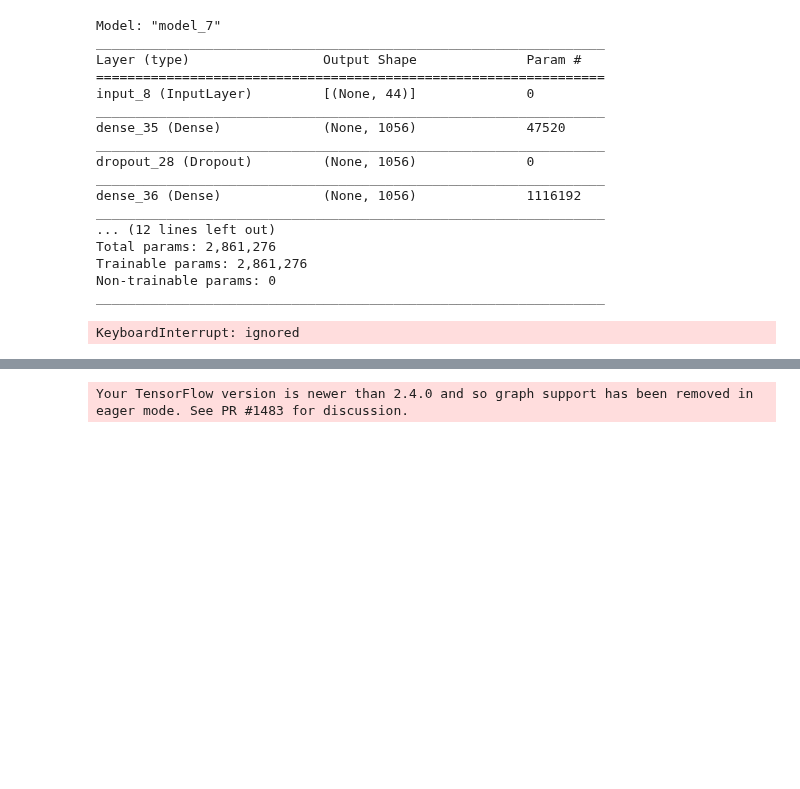
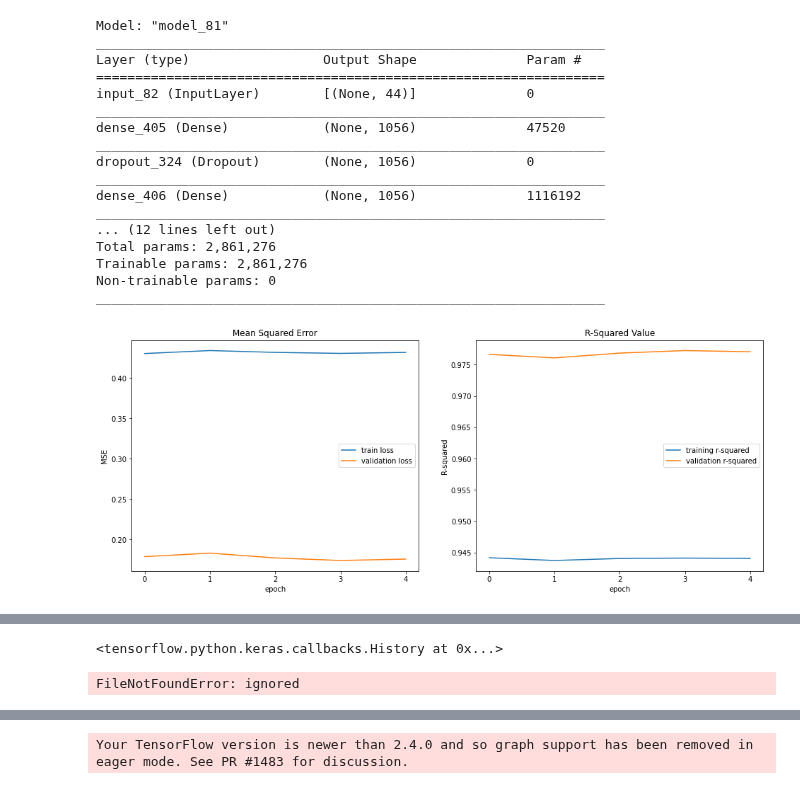
Before and after one commit to p-owens/MAI, a Jupyter notebook: MAI.ipynb, the cells around one changed output, grey strips where cells are left out. Drawn from its saved outputs; the diff is of its cells as text; code cells hidden in the pictures; blank space fills up the shorter version.

Commit message:
updated optimiser to use NADAM, changed gradient decent batch size, added r2 as a metric

```diff
--- a/MAI.ipynb
+++ b/MAI.ipynb
@@ -182,44 +176,50 @@ predictions = Dense(44, activation='relu')(x)
 
 # we create the model
 model = keras.models.Model(inputs=inputs, outputs=predictions)
-opt = keras.optimizers.SGD(lr=0.02, decay=1e-6, momentum=0.99, nesterov=True)
-# opt = keras.optimizers.Adadelta()
+opt = tf.keras.optimizers.Nadam(learning_rate=0.00004)
 
 # setup the optimisation strategy
 model.compile(optimizer=opt,
               loss='mean_squared_error',
-              metrics=[coeff_determination]) #tf.keras.metrics.MeanAbsoluteError()
+              metrics=[r_squared]) #tf.keras.metrics.MeanAbsoluteError()
 
 
 model.summary()
 # %% [output]
-Model: "model_7"
+Model: "model_81"
 _________________________________________________________________
 Layer (type)                 Output Shape              Param #
 =================================================================
-input_8 (InputLayer)         [(None, 44)]              0
+input_82 (InputLayer)        [(None, 44)]              0
 _________________________________________________________________
-dense_35 (Dense)             (None, 1056)              47520
+dense_405 (Dense)            (None, 1056)              47520
 _________________________________________________________________
-dropout_28 (Dropout)         (None, 1056)              0
+dropout_324 (Dropout)        (None, 1056)              0
 _________________________________________________________________
-dense_36 (Dense)             (None, 1056)              1116192
+dense_406 (Dense)            (None, 1056)              1116192
 _________________________________________________________________
 ... (12 lines left out)
 Total params: 2,861,276
 Trainable params: 2,861,276
 Non-trainable params: 0
 _________________________________________________________________
-# %%
-pltCallBack = PlotLossAccuracy()
-
-# and train
-model.fit(x_train, y_train,
-                    batch_size=4096, epochs=1000,
-                    validation_data=(x_val, y_val),
-                    callbacks=[pltCallBack])
-
-
-#callbacks=[pltCallBack]          coeff_determination
-# %% [output]
-KeyboardInterrupt: ignored
+# %%
+#callback for plotting the model metrics
+pltCallBack = PlotLossAccuracy()
+#callback for saving the model
+checkpoint = ModelCheckpoint(filepath='ep_{epoch:02d}_mse_{val_loss:.2f}_{val_r_squared:.2f}.hdf5',
+                             monitor='val_loss',
+                             verbose=1,
+                             save_weights_only=False,
+                             save_best_only=True,
+                             mode='min',
+                             save_freq="epoch")
+
+
+# and train
+model.fit(x_train, y_train,
+                    batch_size=512, epochs=5,
+                    validation_data=(x_val, y_val),
+                    callbacks=[pltCallBack, checkpoint])
+# %% [output]
+[figure, added]
@@ -226,2 +228,7 @@ KeyboardInterrupt: ignored
+<tensorflow.python.keras.callbacks.History at 0x...>
+# %%
+files.download(fp)
+# %% [output]
+FileNotFoundError: ignored
 # %%
 #set the channel number here
```
Also changed, not shown: parts of 9 cells of this notebook.
